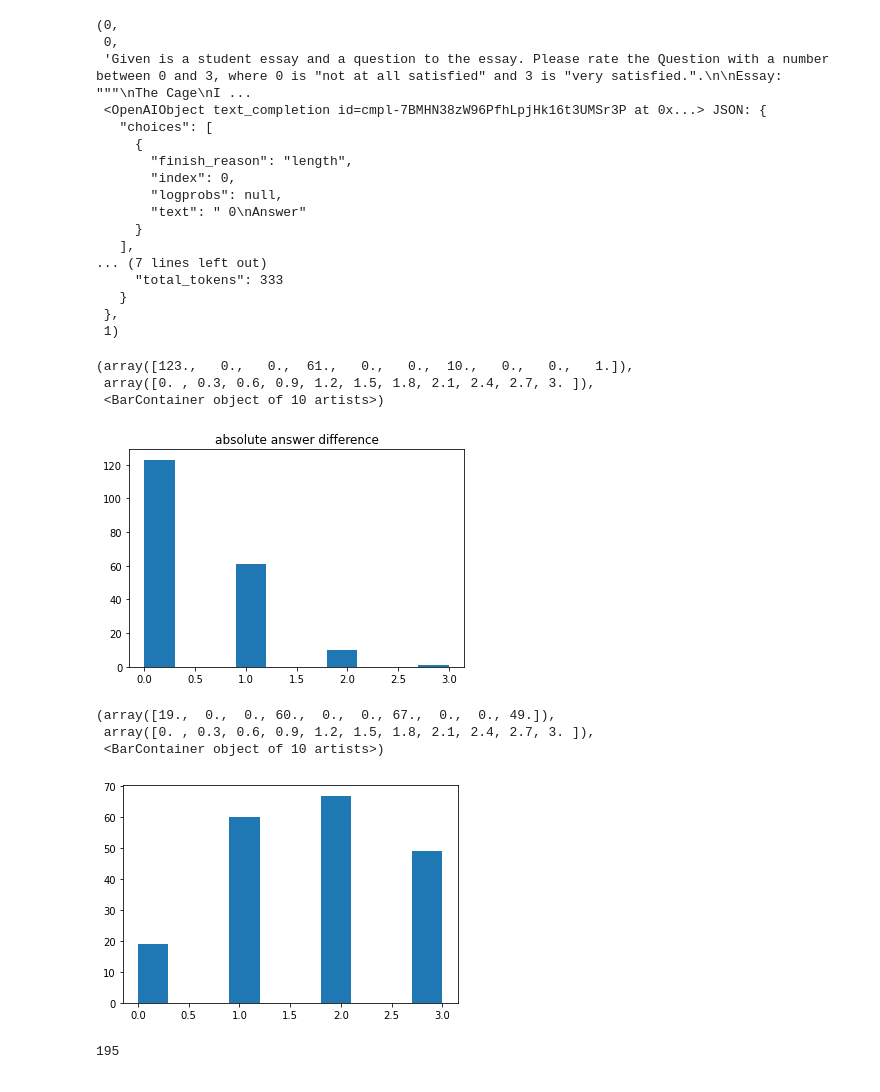
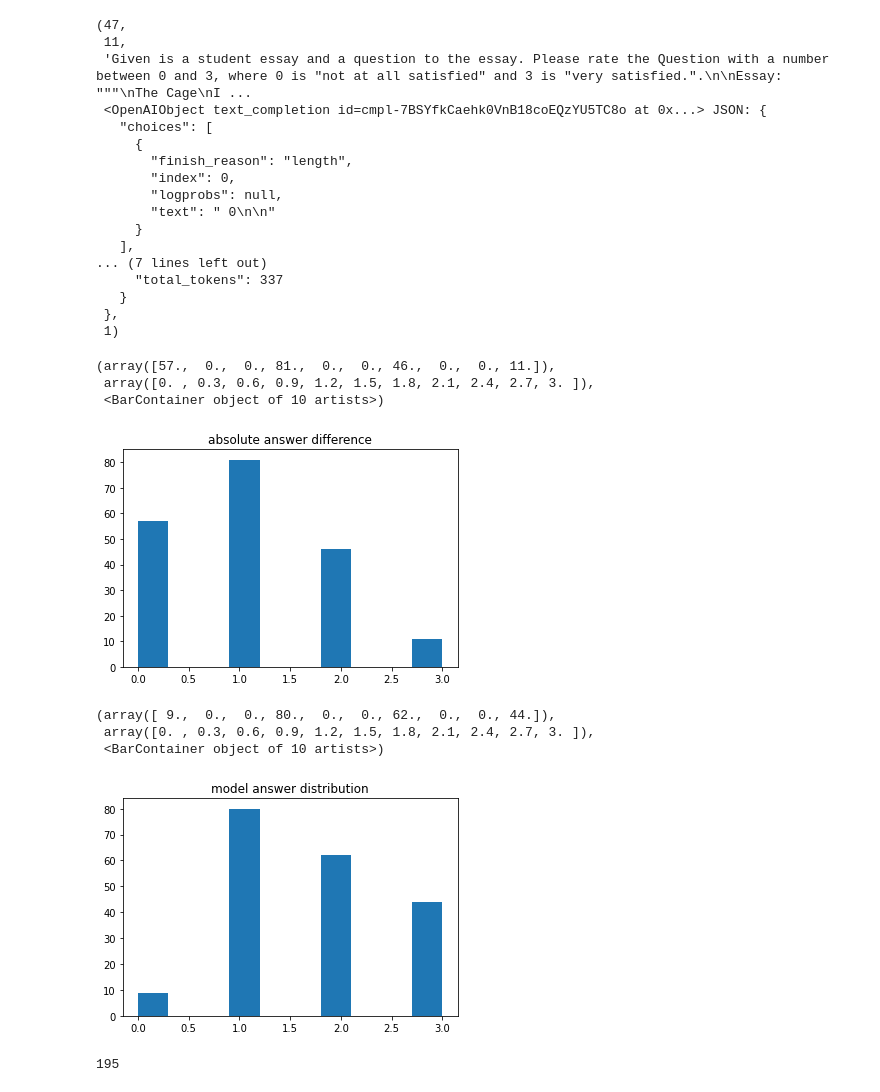
Before and after one commit to bashFish/markmywork, a Jupyter notebook: evaluate_results.ipynb, the cells around one changed output. Saved outputs shown, nothing was run; the diff lists cells and outputs as text; code cells hidden in the pictures.

Commit message:
final results eval dataset with finetuned model

```diff
--- a/evaluate_results.ipynb
+++ b/evaluate_results.ipynb
@@ -1,7 +1,7 @@
 # %%
 from mmw.parse import *
 # %%
-all_essays, all_questions, all_answers = load_results('data/evaluations/run_3_ft_ada')
+all_essays, all_questions, all_answers = load_results('data/evaluations/run_3_ft_ada_val')
 # %%
 marked_essays, filtered_marked_essays, questions = parse_annotations()
 # %%
@@ -9,20 +9,20 @@ essay_str_list = [int(e[0][:-5][-2:]) for e in all_essays]
 # %%
 all_answers[0]
 # %% [output]
-(0,
- 0,
+(47,
+ 11,
  'Given is a student essay and a question to the essay. Please rate the Question with a number between 0 and 3, where 0 is "not at all satisfied" and 3 is "very satisfied.".\n\nEssay: """\nThe Cage\nI ...
- <OpenAIObject text_completion id=cmpl-7BMHN38zW96PfhLpjHk16t3UMSr3P at 0x...> JSON: {
+ <OpenAIObject text_completion id=cmpl-7BSYfkCaehk0VnB18coEQzYU5TC8o at 0x...> JSON: {
    "choices": [
      {
        "finish_reason": "length",
        "index": 0,
        "logprobs": null,
-       "text": " 0\nAnswer"
+       "text": " 0\n\n"
      }
    ],
 ... (7 lines left out)
-     "total_tokens": 333
+     "total_tokens": 337
    }
  },
  1)
@@ -42,10 +42,10 @@ from matplotlib import pyplot as plt
 plt.title('absolute answer difference')
 plt.hist(differences)
 # %% [output]
-(array([123.,   0.,   0.,  61.,   0.,   0.,  10.,   0.,   0.,   1.]),
+(array([57.,  0.,  0., 81.,  0.,  0., 46.,  0.,  0., 11.]),
  array([0. , 0.3, 0.6, 0.9, 1.2, 1.5, 1.8, 2.1, 2.4, 2.7, 3. ]),
  <BarContainer object of 10 artists>)
-[figure, old version]
+[figure, new version]
 # %%
 accumulated_variances_essays_list = {k:[] for k in range(len(set([a[0] for a in all_parsed_answers])))}
 for a in all_parsed_answers:
@@ -53,12 +53,13 @@ for a in all_parsed_answers:
 # %%
 import numpy as np
 # %%
+plt.title('model answer distribution')
 plt.hist([int(a[3]['choices'][0]['text'][:2]) for a in all_answers])
 # %% [output]
-(array([19.,  0.,  0., 60.,  0.,  0., 67.,  0.,  0., 49.]),
+(array([ 9.,  0.,  0., 80.,  0.,  0., 62.,  0.,  0., 44.]),
  array([0. , 0.3, 0.6, 0.9, 1.2, 1.5, 1.8, 2.1, 2.4, 2.7, 3. ]),
  <BarContainer object of 10 artists>)
-[figure, old version]
+[figure, new version]
 # %%
 len(all_answers)
 # %% [output]
```
Also changed, not shown: parts of 6 cells of this notebook, 5 other files.
